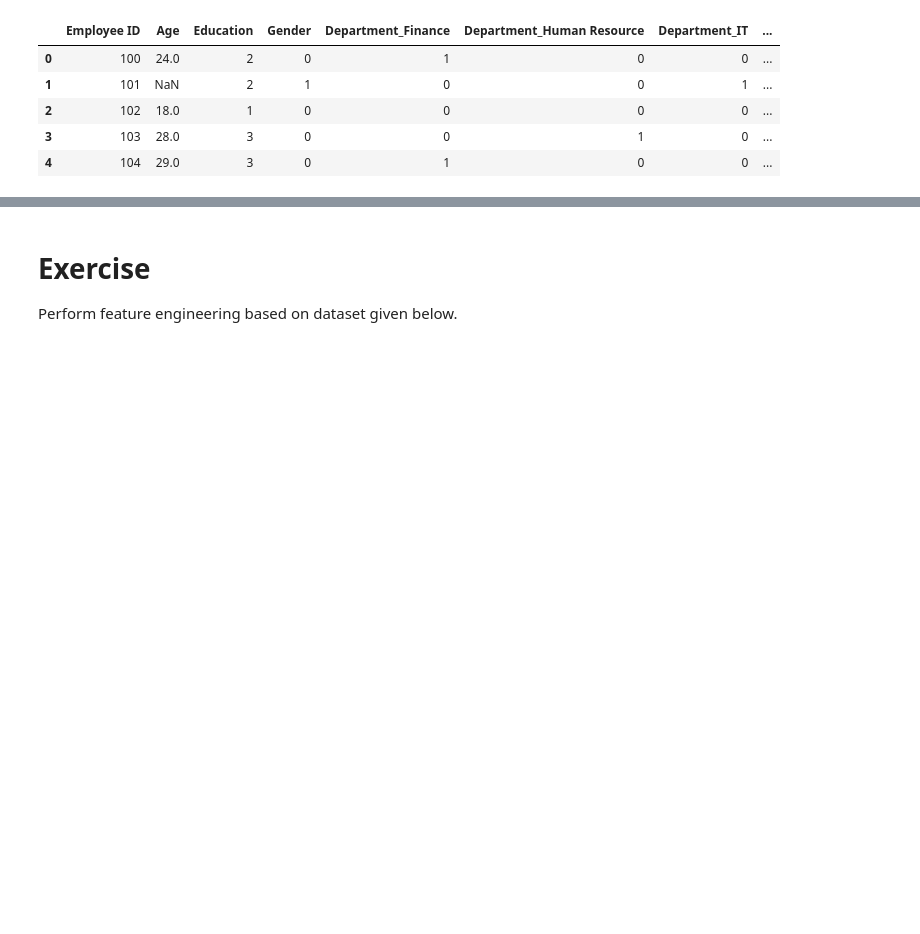
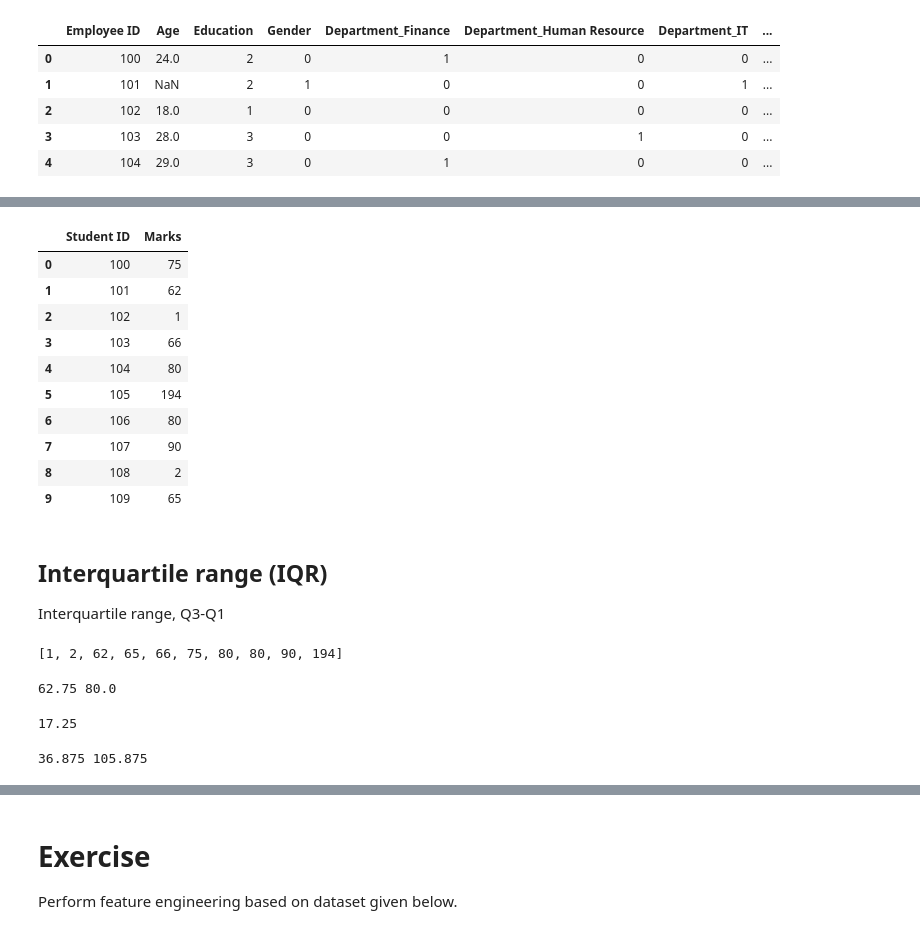
Before and after one commit to CertifaiAI/data-science-fundamentals, a Jupyter notebook: day_1/1S_Feature_Engineering.ipynb, the cells around one changed output, grey strips where cells are left out. Cells and saved outputs as stored; diff of their text form; code cells hidden in the pictures; blank space fills up the shorter version.

```diff
--- a/day_1/1S_Feature_Engineering.ipynb
+++ b/day_1/1S_Feature_Engineering.ipynb
@@ -284,0 +309,42 @@ df.head()
+# %%
+student
+# %% [output]
+|  | Student ID | Marks |
+| 0 | 100 | 75 |
+| 1 | 101 | 62 |
+| 2 | 102 | 1 |
+| 3 | 103 | 66 |
+| 4 | 104 | 80 |
+| 5 | 105 | 194 |
+| 6 | 106 | 80 |
+| 7 | 107 | 90 |
+| 8 | 108 | 2 |
+| 9 | 109 | 65 |
+# %% [markdown]
+## Interquartile range (IQR)
+Interquartile range, Q3-Q1
+# %%
+# sort in increasing order
+sorted(student['Marks'])
+# %% [output]
+[1, 2, 62, 65, 66, 75, 80, 80, 90, 194]
+# %%
+# find q1(25%) and q3(75%)
+q1, q3 = np.percentile(student['Marks'],[25,75])
+print(q1, q3)
+# %% [output]
+62.75 80.0
+# %%
+# find IQR
+IQR = q3 - q1
+print(IQR)
+# %% [output]
+17.25
+# %%
+# find lower bound and upper bound
+lower_bound = q1 - (1.5 * IQR)
+upper_bound = q3 + (1.5 * IQR)
+
+print(lower_bound, upper_bound)
+# %% [output]
+36.875 105.875
```
Also changed, not shown: parts of 21 cells of this notebook, 1 other file.
